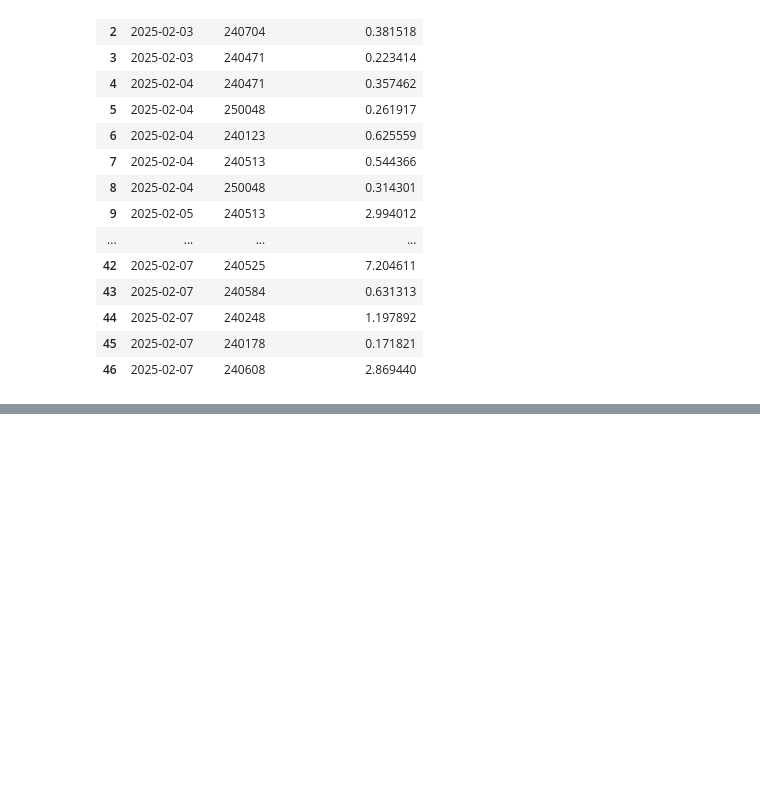
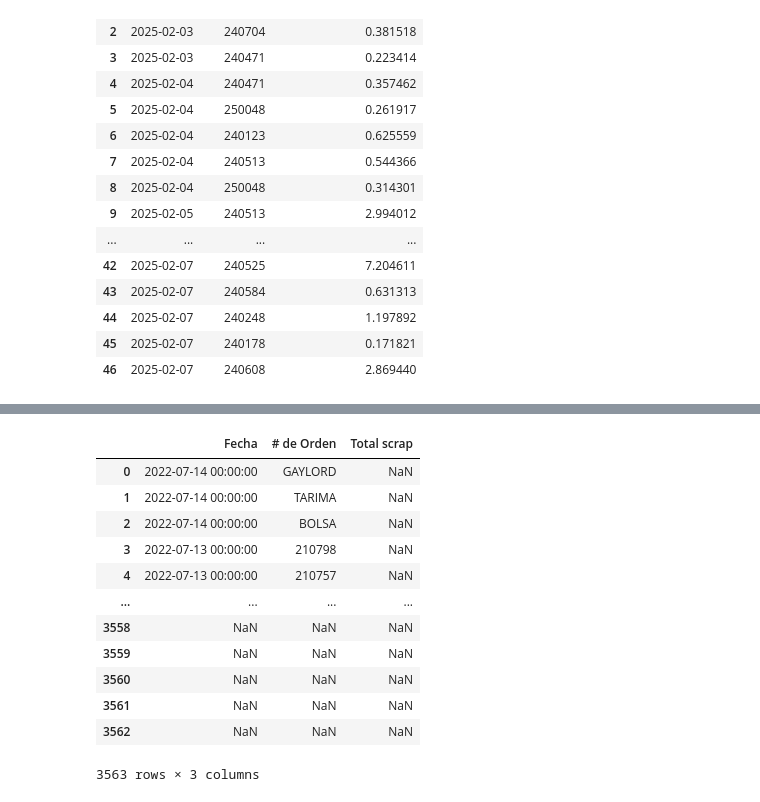
Before and after one commit to Osminalx/pd-report-generator, a Jupyter notebook: tests.ipynb, the cells around one changed output, grey strips where cells are left out. Cells and saved outputs as stored; diff of their text form; code cells hidden in the pictures; blank space fills up the shorter version.

```diff
--- a/tests.ipynb
+++ b/tests.ipynb
@@ -184 +190,26 @@ final_df
 7919 rows × 3 columns
+# %%
+files = [
+    ("./Archivos/OMBLIGOS ALUMINIOS RELACION DE SCRAP EN CONTENEDORES METAL-HULE.xlsm","RELACION ALUMINIO"),
+    ("./Archivos/OMBLIGOS GALVANIZADOS RELACION DE SCRAP EN CONTENEDORES METAL-HULE.xlsm","RELACION GALVANIZADO")
+]
+
+
+# "Fecha", "# de Orden", "Total scrap"
+alumn_df = pd.read_excel(files[0][0], sheet_name=files[0][1], header=9, engine="openpyxl")
+alumn_df = alumn_df.iloc[:, [1,2,18]]
+alumn_df
+# %% [output]
+|  | Fecha | # de Orden | Total scrap |
+| 0 | 2022-07-14 00:00:00 | GAYLORD | NaN |
+| 1 | 2022-07-14 00:00:00 | TARIMA | NaN |
+| 2 | 2022-07-14 00:00:00 | BOLSA | NaN |
+| 3 | 2022-07-13 00:00:00 | 210798 | NaN |
+| 4 | 2022-07-13 00:00:00 | 210757 | NaN |
+| ... | ... | ... | ... |
+| 3558 | NaN | NaN | NaN |
+| 3559 | NaN | NaN | NaN |
+| 3560 | NaN | NaN | NaN |
+| 3561 | NaN | NaN | NaN |
+| 3562 | NaN | NaN | NaN |
+3563 rows × 3 columns
```
Also changed, not shown: parts of 2 cells of this notebook, 1 other file.
